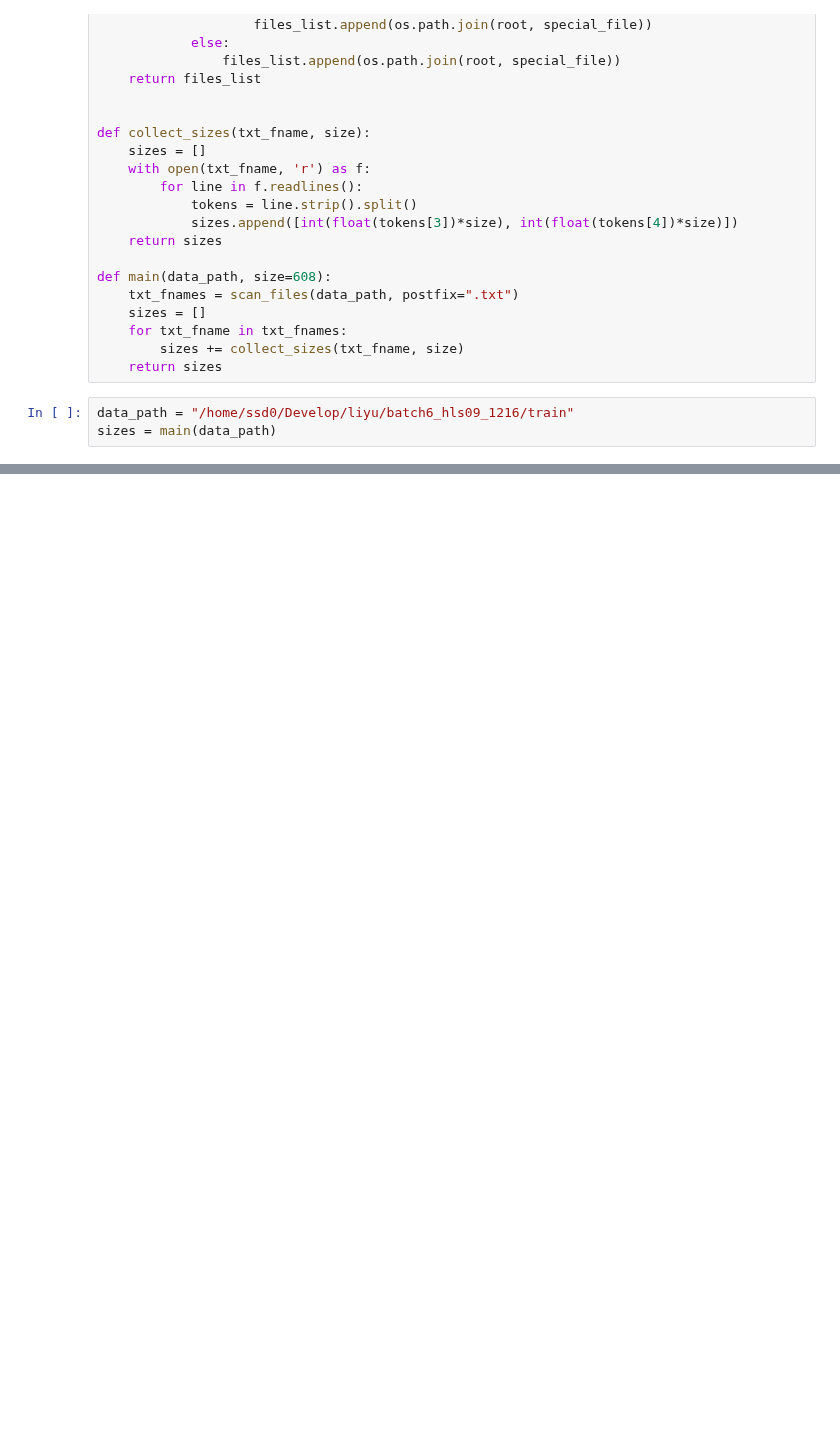
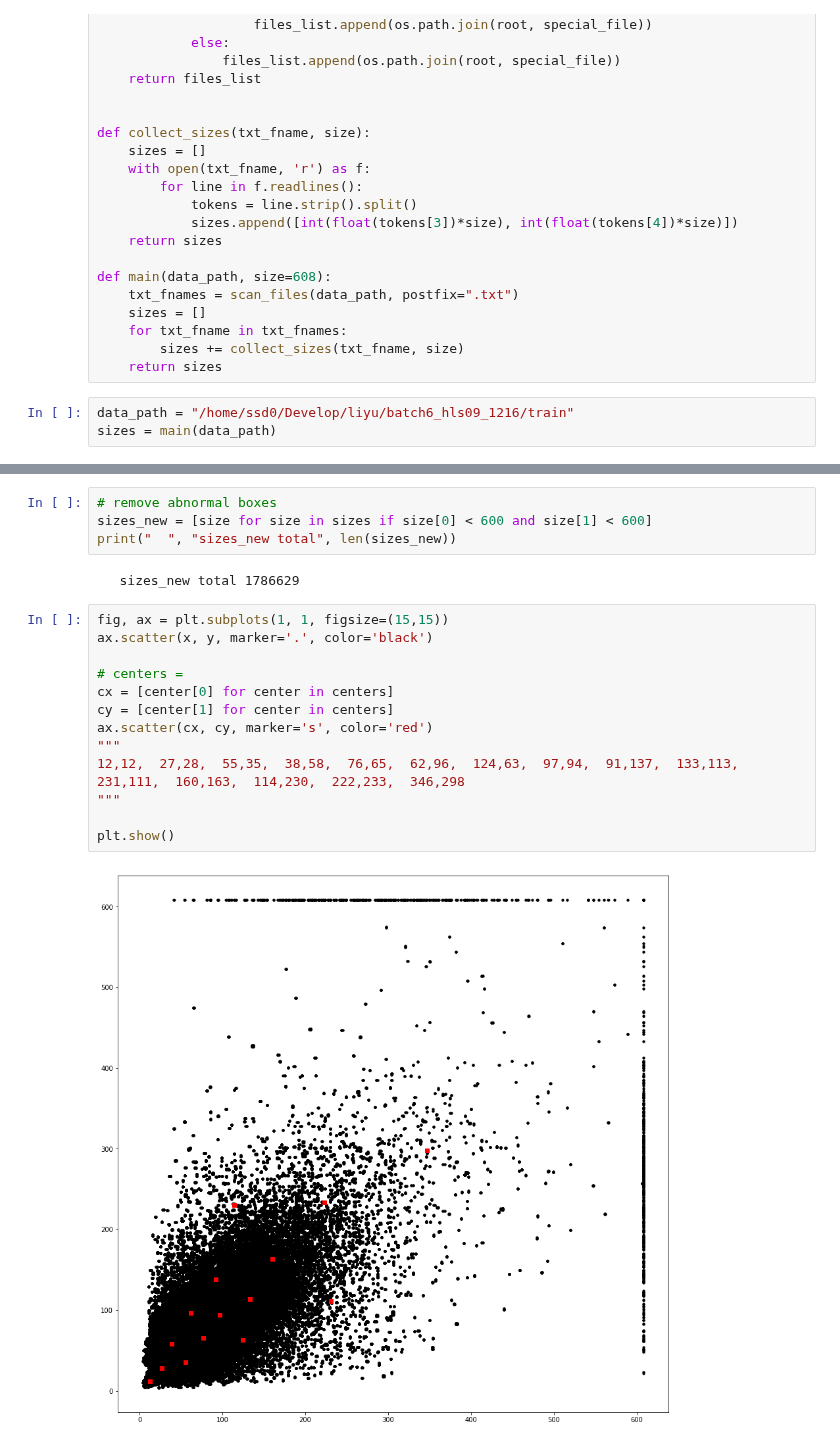
Before and after one commit to liyu10000/tct, a Jupyter notebook: conference/darknet/kmeans.ipynb, the cells around one changed output, grey strips where cells are left out. Drawn from its saved outputs; the diff is of its cells as text; blank space fills up the shorter version.

```diff
--- a/conference/darknet/kmeans.ipynb
+++ b/conference/darknet/kmeans.ipynb
@@ -37,0 +81,21 @@ sizes = main(data_path)
+# %%
+# remove abnormal boxes
+sizes_new = [size for size in sizes if size[0] < 600 and size[1] < 600]
+print("  ", "sizes_new total", len(sizes_new))
+# %% [output]
+   sizes_new total 1786629
+# %%
+fig, ax = plt.subplots(1, 1, figsize=(15,15))
+ax.scatter(x, y, marker='.', color='black')
+
+# centers =
+cx = [center[0] for center in centers]
+cy = [center[1] for center in centers]
+ax.scatter(cx, cy, marker='s', color='red')
+"""
+12,12,  27,28,  55,35,  38,58,  76,65,  62,96,  124,63,  97,94,  91,137,  133,113,  231,111,  160,163,  114,230,  222,233,  346,298
+"""
+
+plt.show()
+# %% [output]
+[figure, added]
```
Also changed, not shown: parts of 21 cells of this notebook, 7 other files.
